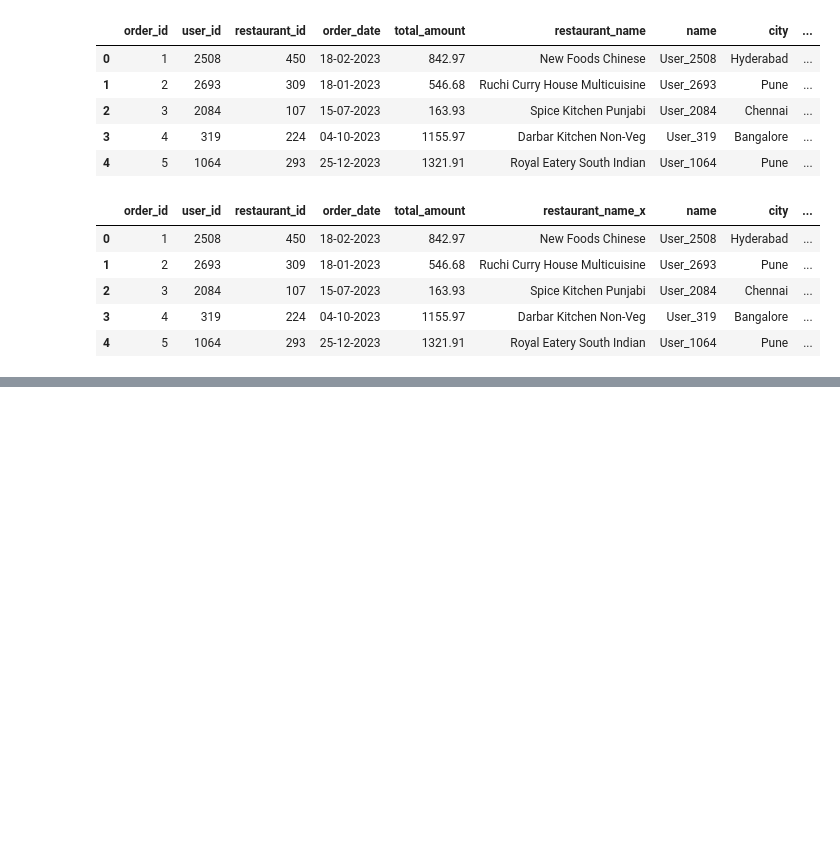
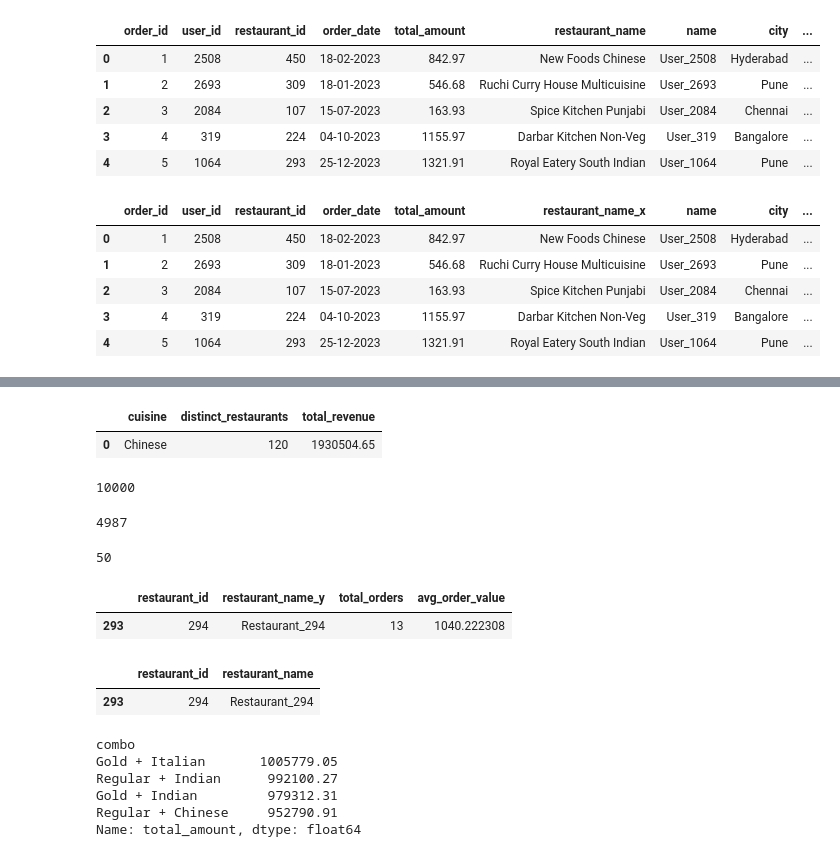
Before and after one commit to 94Harsha/Dev, a Jupyter notebook: chapter_appendix-tools-for-deep-learning/jupyter.ipynb, the cells around one changed output, grey strips where cells are left out. Cells and saved outputs as stored; diff of their text form; code cells hidden in the pictures; blank space fills up the shorter version.

```diff
--- a/chapter_appendix-tools-for-deep-learning/jupyter.ipynb
+++ b/chapter_appendix-tools-for-deep-learning/jupyter.ipynb
@@ -237,0 +357,55 @@ final_df.to_csv('final_food_delivery_dataset.csv', index=False)
+# %%
+significant_cuisine = low_restaurant_cuisines.sort_values(
+    by='total_revenue',
+    ascending=False
+).head(1)
+
+significant_cuisine
+# %% [output]
+|  | cuisine | distinct_restaurants | total_revenue |
+| 0 | Chinese | 120 | 1930504.65 |
+# %%
+total_orders = len(final_df)
+total_orders
+# %% [output]
+10000
+# %%
+gold_orders = final_df[final_df['membership'] == 'Gold']
+gold_order_count = len(gold_orders)
+gold_order_count
+# %% [output]
+4987
+# %%
+gold_percentage = round((gold_order_count / total_orders) * 100)
+gold_percentage
+# %% [output]
+50
+# %%
+restaurant_stats = (
+    final_df
+    .groupby(['restaurant_id', 'restaurant_name_y'])
+    .agg(
+        total_orders=('order_id', 'count'),
+        avg_order_value=('total_amount', 'mean')
+    )
+    .reset_index()
+)
+# %%
+low_order_restaurants = restaurant_stats[
+    restaurant_stats['total_orders'] < 20
+]
+# %%
+top_restaurant = low_order_restaurants.sort_values(
+    by='avg_order_value',
+    ascending=False
+).head(1)
+
+top_restaurant
+# %% [output]
+|  | restaurant_id | restaurant_name_y | total_orders | avg_order_value |
+| 293 | 294 | Restaurant_294 | 13 | 1040.222308 |
+# %%
+restaurants[restaurants['restaurant_id'] == 294][['restaurant_id', 'restaurant_name']]
+# %% [output]
+|  | restaurant_id | restaurant_name |
+| 293 | 294 | Restaurant_294 |
@@ -237,0 +424,17 @@ final_df.to_csv('final_food_delivery_dataset.csv', index=False)
+# %%
+
+revenue = (
+    filtered_df
+    .groupby("combo")["total_amount"]
+    .sum()
+    .sort_values(ascending=False)
+)
+
+print(revenue)
+# %% [output]
+combo
+Gold + Italian       1005779.05
+Regular + Indian      992100.27
+Gold + Indian         979312.31
+Regular + Chinese     952790.91
+Name: total_amount, dtype: float64
```
Also changed, not shown: parts of 29 cells of this notebook.
